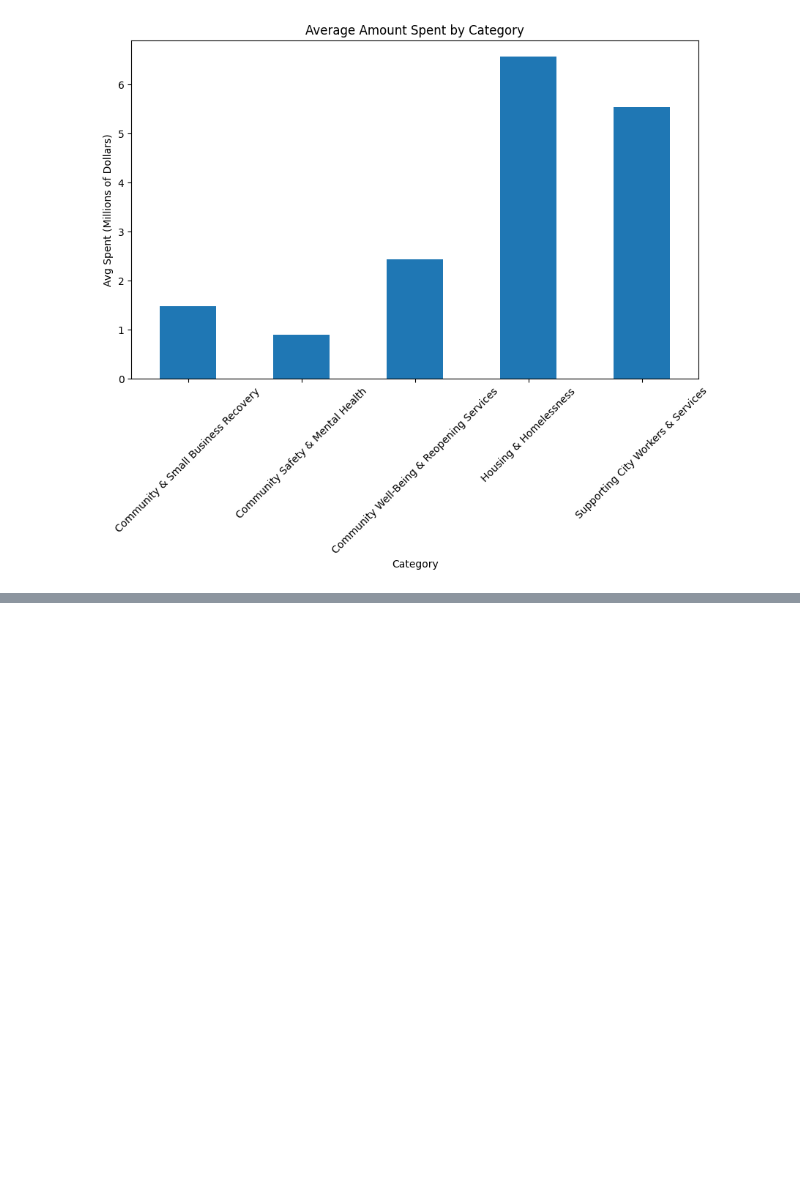
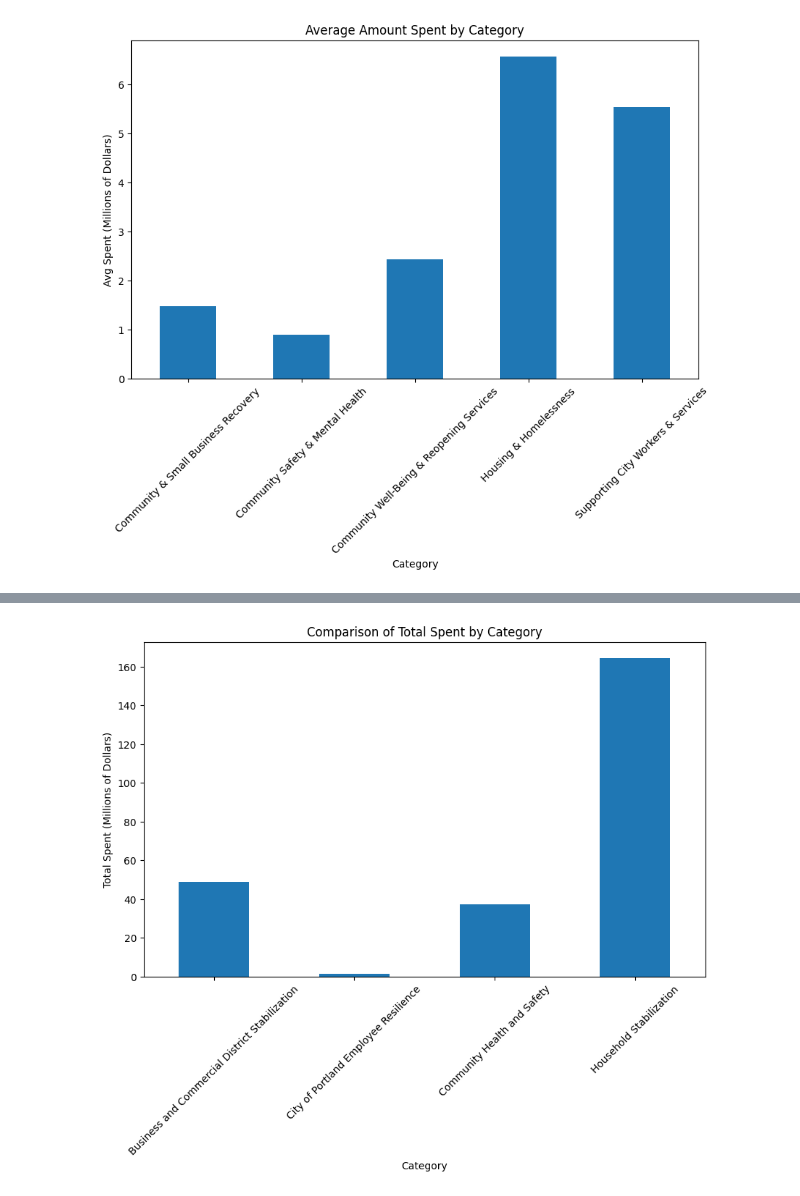
Before and after one commit to ankhaa0718/AACUW_Team6, a Jupyter notebook: Quang_Data_Exploration.ipynb, the cells around one changed output, grey strips where cells are left out. Saved outputs shown, nothing was run; the diff lists cells and outputs as text; code cells hidden in the pictures; blank space fills up the shorter version.

Commit message:
Basic analysis on Portland dataset

```diff
--- a/Quang_Data_Exploration.ipynb
+++ b/Quang_Data_Exploration.ipynb
@@ -129,3 +129,7 @@ plt.title('Average Amount Spent by Category')
 plt.show()
 # %% [output]
 [figure]
+# %%
+# Now for Portland data
+
+portland_df = pd.read_csv("Datasets/Portland_Rescue_Plan_Project_Information.csv")
@@ -131,0 +146,16 @@ plt.show()
+# %%
+# df['investment_area']
+
+# print(df['expenditures_to_date'].agg))
+
+portland_ag_df = portland_df.groupby('investment_area').agg(
+    category_sum = ("expenditures_to_date", "sum"),
+    category_avg = ("expenditures_to_date", "mean"),
+    program_count = ("name", "count")
+)
+
+# Convert sum and average to millions
+portland_ag_df['category_sum'] = portland_ag_df['category_sum'] / 1000000
+portland_ag_df['category_avg'] = portland_ag_df['category_avg'] / 1000000
+
+print(portland_ag_df)
@@ -131,0 +176,17 @@ plt.show()
+# %%
+
+# Create a bar plot
+portland_ag_df['category_sum'].plot(kind='bar', figsize=(10,6))
+
+# Set x-tick labels as the category names
+plt.xticks(ticks=range(len(portland_ag_df)), labels=portland_ag_df.index, rotation=45)
+
+# Adding labels and title
+plt.xlabel('Category')
+plt.ylabel('Total Spent (Millions of Dollars)')
+plt.title('Comparison of Total Spent by Category')
+
+# Show the plot
+plt.show()
+# %% [output]
+[figure, added]
```
Also changed, not shown: parts of 4 cells of this notebook.
